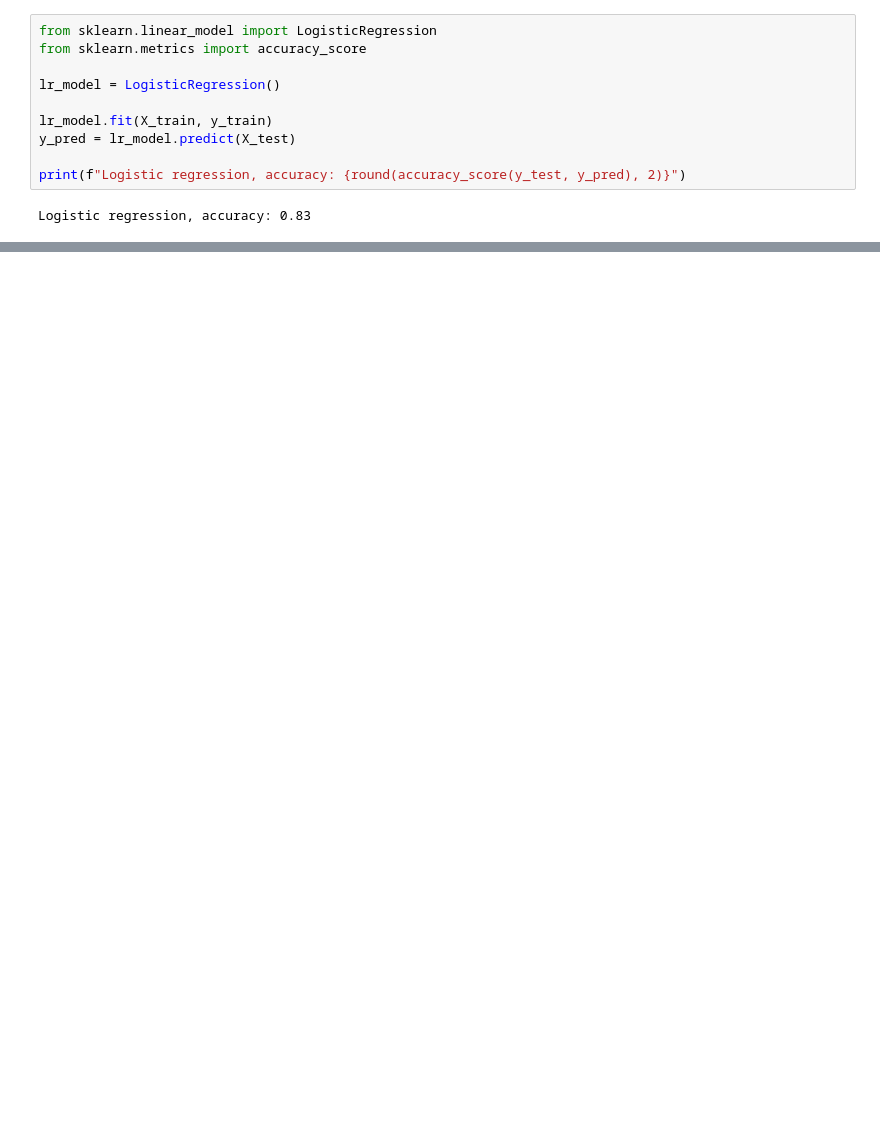
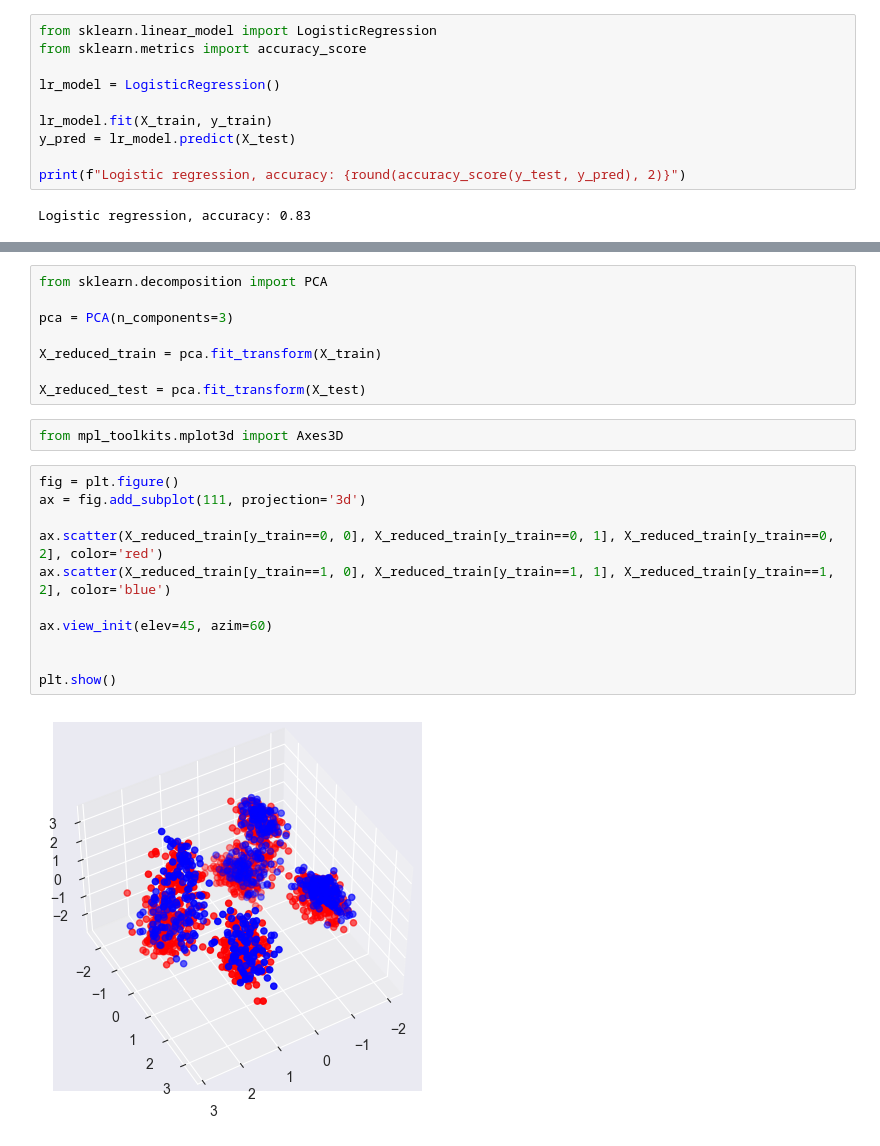
Before and after one commit to shaygan-adim/ML_training, a Jupyter notebook: Mini-Projects/Alzheimers/Alzheimers.ipynb, the cells around one changed output, grey strips where cells are left out. Drawn from its saved outputs; the diff is of its cells as text; blank space fills up the shorter version.

```diff
--- a/Mini-Projects/Alzheimers/Alzheimers.ipynb
+++ b/Mini-Projects/Alzheimers/Alzheimers.ipynb
@@ -380 +380,24 @@ Best decision tree parameters: {'max_depth': 5, 'max_features': None, 'min_sampl
 Decision tree, accuracy: 0.93
+# %%
+from sklearn.decomposition import PCA
+
+pca = PCA(n_components=3)
+
+X_reduced_train = pca.fit_transform(X_train)
+
+X_reduced_test = pca.fit_transform(X_test)
+# %%
+from mpl_toolkits.mplot3d import Axes3D
+# %%
+fig = plt.figure()
+ax = fig.add_subplot(111, projection='3d')
+
+ax.scatter(X_reduced_train[y_train==0, 0], X_reduced_train[y_train==0, 1], X_reduced_train[y_train==0, 2], color='red')
+ax.scatter(X_reduced_train[y_train==1, 0], X_reduced_train[y_train==1, 1], X_reduced_train[y_train==1, 2], color='blue')
+
+ax.view_init(elev=45, azim=60)
+
+
+plt.show()
+# %% [output]
+[figure, added]
```
Also changed, not shown: parts of 15 cells of this notebook.
